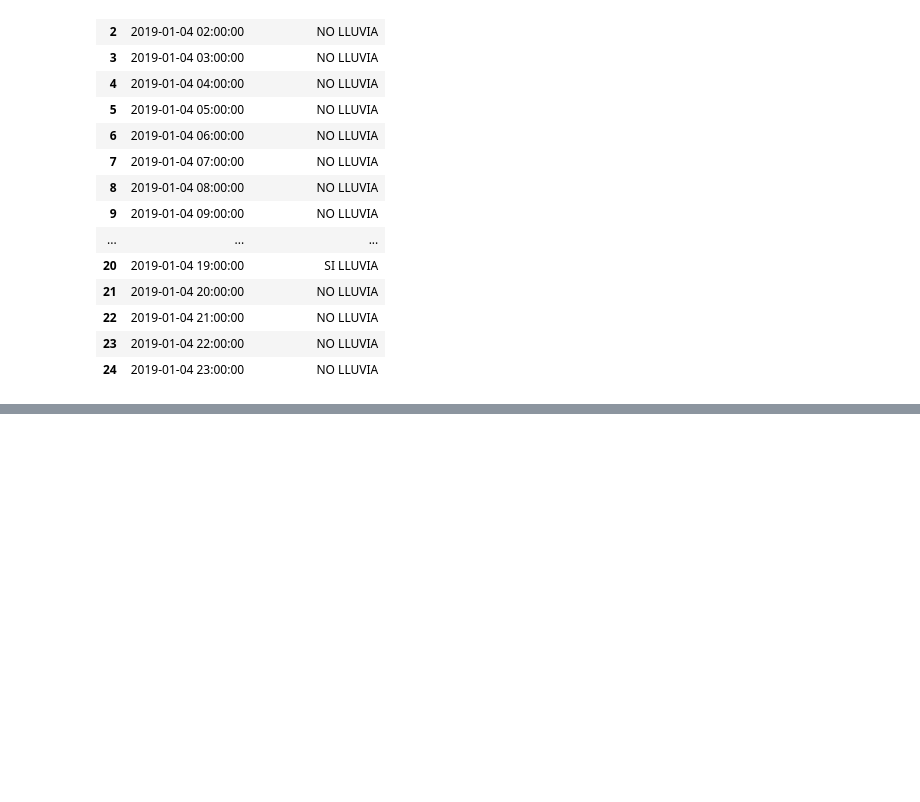
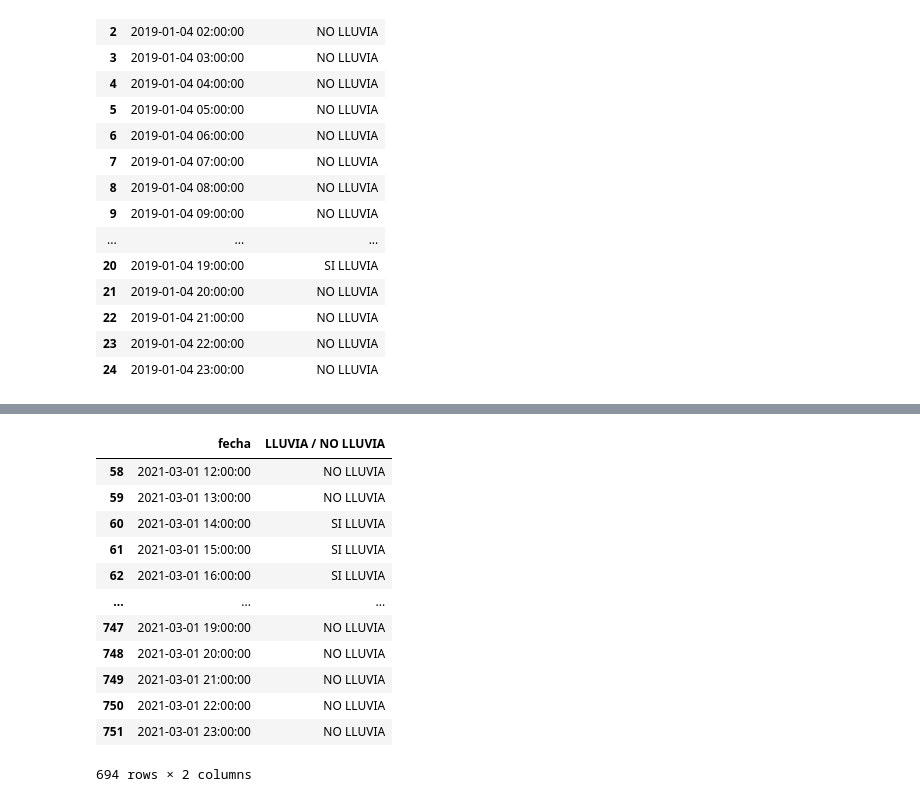
Before and after one commit to JFC95/ProyectoIntegrador_Weather, a Jupyter notebook: tag_lluvia.ipynb, the cells around one changed output, grey strips where cells are left out. Saved outputs shown, nothing was run; the diff lists cells and outputs as text; code cells hidden in the pictures; blank space fills up the shorter version.

Commit message:
update tag_lluvia

```diff
--- a/tag_lluvia.ipynb
+++ b/tag_lluvia.ipynb
@@ -177,3 +177,63 @@ df2
 | 24 | 2019-01-04 23:00:00 | NO LLUVIA |
 # %%
 csv = df2.to_csv(r'2019-01-04.csv', index=False)
+# %%
+import os
+import datetime
+import pandas as pd
+import csv
+import re
+
+x = 0
+df2 = pd.DataFrame(columns=['fecha', 'LLUVIA / NO LLUVIA'])
+path_datos = "wrf-cuenca/src/temp/tablas/"
+time_init = 6                    # Se ignoran las primeras 6 horas de cada archivo.
+times = 12                       # Se toman 12 horas de cada archivo. (SON 2 ARCHIVOS POR DIA)
+horas = ["06","18"]
+
+index_horas = 1                  # Se empieza desde las 18hs del primer dia, para coordinar con las iteraciones siguientes
+base = datetime.date(2021,1,1)  # Primer dia del dataset (SIEMPRE LOS DATOS VAN A INICIAR DESDE EL DIA SIGUIENTE A ESTE DIA INICIAL, DEBIDO
+                                 #                         A QUE SE EMPIEZA DESDE LAS 18hs. Y SE IGNORAN LAS PRIMERAS 6hs.)
+numdays = 60                      # Cant. total de dias del dataset
+date_list = [base + datetime.timedelta(days=x) for x in range(1, numdays)]  # Genera una lista de fechas con intervalo de un dia
+
+# Se arma otro arreglo para obtener la lista de fechas en el formato del nombre del archivo del modelo (aaaa-mm-dd)
+dias = []
+paths = []
+for x in range (0,numdays-1):
+    dias.append(date_list[x].strftime("%Y-%m-%d"))
+
+dataDIR = path_datos + "{}/{}/cordoba/cuencas/ppn_por_hora_A_CBA_A_{}.csv".format(base.strftime("%Y_%m"),base.strftime("%d"),horas[index_horas])
+paths.append(dataDIR)
+index_horas ^= 1                 # Se swapea para abrir el proximo archivo del mismo dia con la otra hora (6hs)
+
+for dia in dias:                                                           # Lee el resto de los dias del dataset
+    for hora in horas:                                                     # Lee ambas horas de cada dia (6hs y 18hs)
+        year = dia.split("-")[0]                                           # Obtiene anio y mes dia
+        month = dia.split("-")[1]
+        day = dia.split("-")[2]
+        dataDIR = path_datos + "{}_{}/{}/cordoba/cuencas/ppn_por_hora_A_CBA_A_{}.csv".format(base.strftime(year),base.strftime(month), base.strftime(day),hora)
+        paths.append(dataDIR)
+for p in range(0,len(paths)):
+    try:
+        df = pd.read_csv (paths[p])
+        data_found = 1
+        #break
+    except IOError as e:
+        print (e.filename)
+
+    #Se busca si la info es de la corrida de las 18 o las 06.
+    #pattern = re.compile("[ppn_por_hora_A_CBA_A_]06")
+    #if pattern.search(paths[p]):
+        cuenca=df[9:21][['58 - San Antonio','fecha']]
+        #csv_stack = pd.DataFrame(columns=['fecha', 'LLUVIA / NO LLUVIA'])
+        for i in range(0, 12):
+            if(cuenca.iloc[i]['58 - San Antonio'] > 0.2):
+                df2.loc[i+(x)] = [cuenca.iloc[i]['fecha'], 'SI LLUVIA']
+                #print("%s LLUVIA" % cuenca.iloc[i]['fecha'])
+            else:
+                df2.loc[i+(x)] = [cuenca.iloc[i]['fecha'], 'NO LLUVIA']
+                #print("%s NO LLUVIA" % cuenca.iloc[i]['fecha'])
+        x=x+i
+csv = df2.to_csv(r'58_cuenca_San-Antonio.csv', index=False)
+# %% [output]
@@ -179,0 +257,13 @@ csv = df2.to_csv(r'2019-01-04.csv', index=False)
+|  | fecha | LLUVIA / NO LLUVIA |
+| 58 | 2021-03-01 12:00:00 | NO LLUVIA |
+| 59 | 2021-03-01 13:00:00 | NO LLUVIA |
+| 60 | 2021-03-01 14:00:00 | SI LLUVIA |
+| 61 | 2021-03-01 15:00:00 | SI LLUVIA |
+| 62 | 2021-03-01 16:00:00 | SI LLUVIA |
+| ... | ... | ... |
+| 747 | 2021-03-01 19:00:00 | NO LLUVIA |
+| 748 | 2021-03-01 20:00:00 | NO LLUVIA |
+| 749 | 2021-03-01 21:00:00 | NO LLUVIA |
+| 750 | 2021-03-01 22:00:00 | NO LLUVIA |
+| 751 | 2021-03-01 23:00:00 | NO LLUVIA |
+694 rows × 2 columns
```
Also changed, not shown: parts of 1 cell of this notebook.
